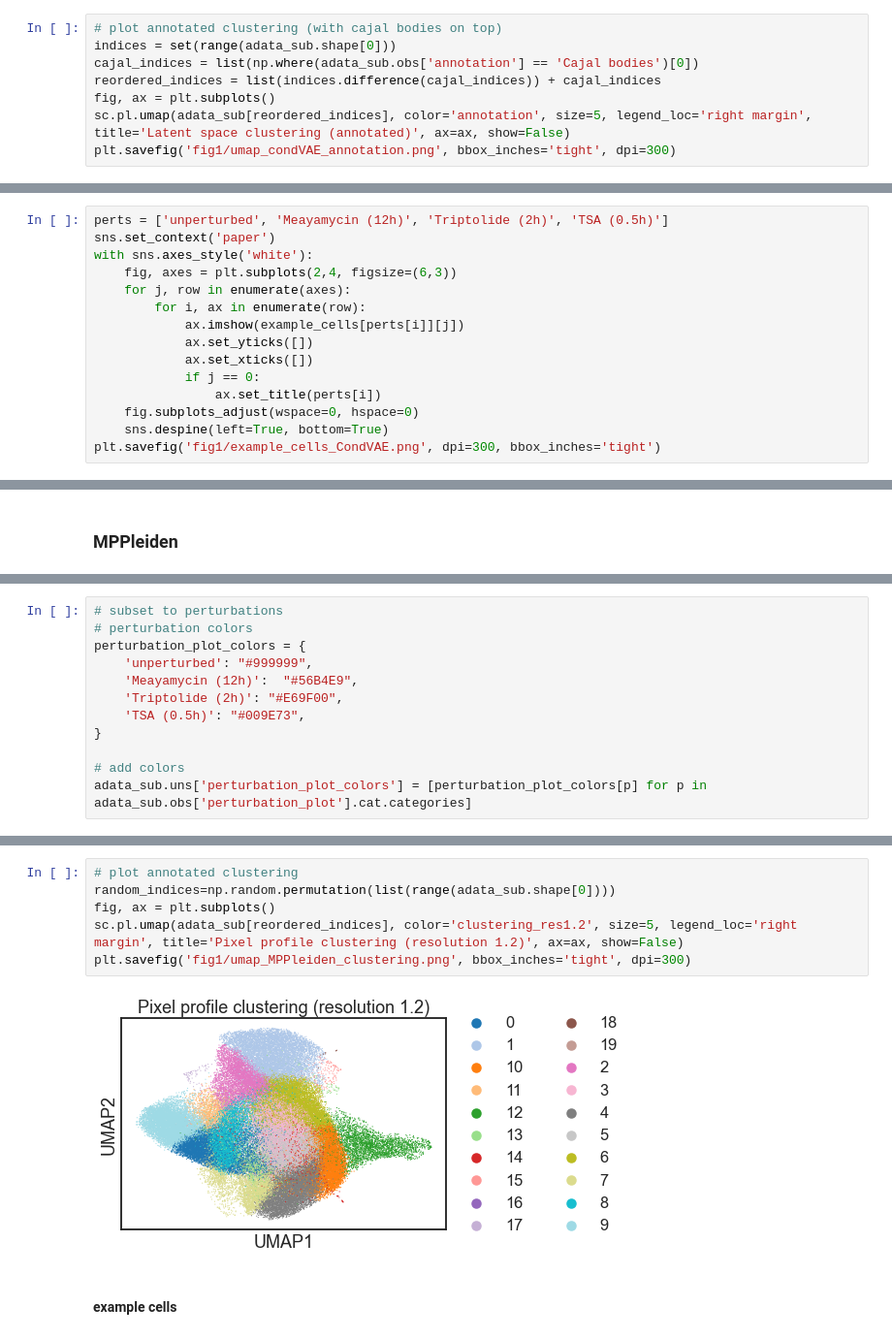
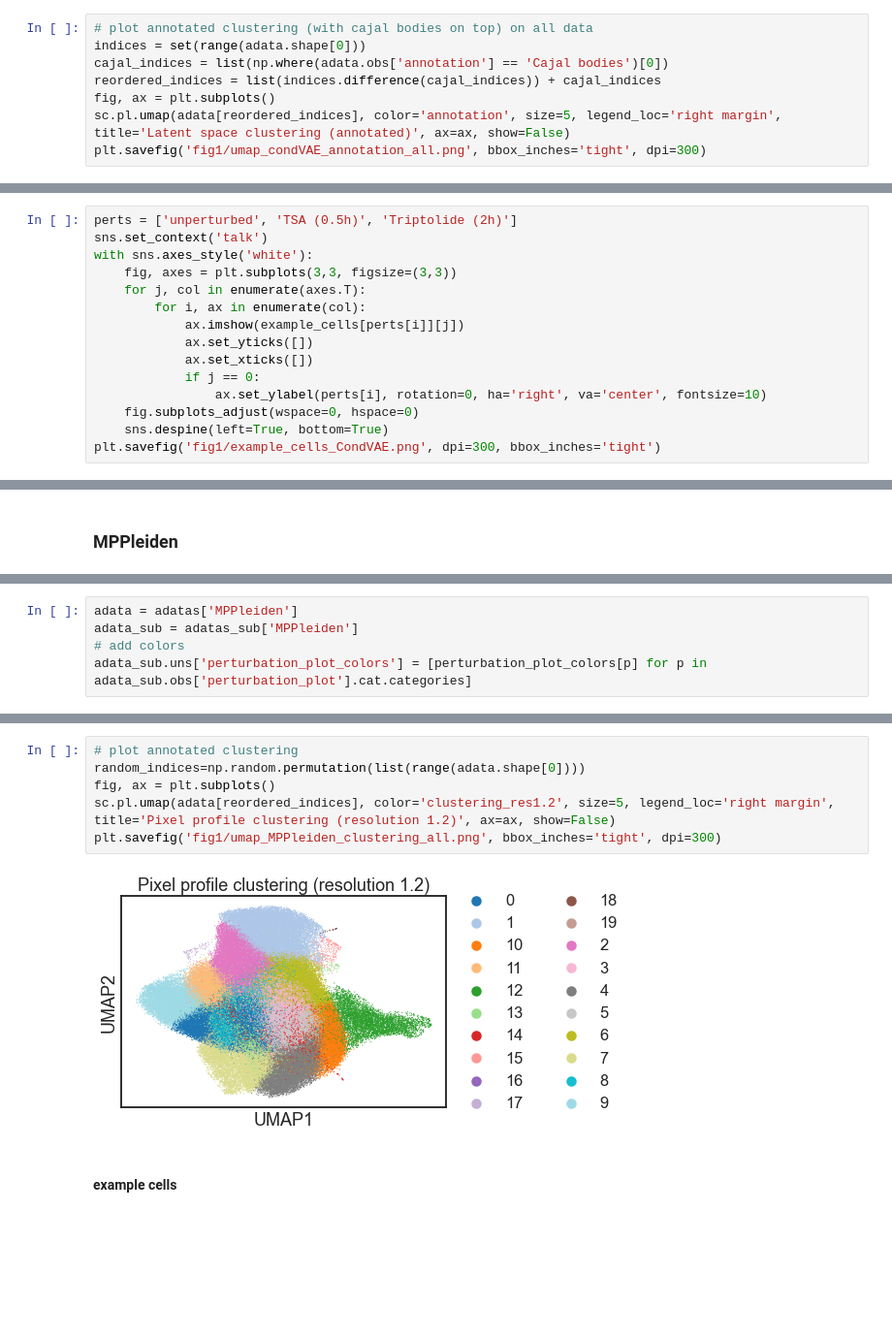
Before and after one commit to theislab/campa_ana, a Jupyter notebook: figures/fig1_umap_linear_classifier.ipynb, the cells around one changed output, grey strips where cells are left out. Shown at 97% size. Drawn from its saved outputs; the diff is of its cells as text; blank space fills up the shorter version.

```diff
--- a/figures/fig1_umap_linear_classifier.ipynb
+++ b/figures/fig1_umap_linear_classifier.ipynb
@@ -234,9 +229,9 @@ plt.savefig('fig1/umap_condVAE_perturbation.png', bbox_inches='tight', dpi=300)
 # %%
-# plot annotated clustering (with cajal bodies on top)
-indices = set(range(adata_sub.shape[0]))
-cajal_indices = list(np.where(adata_sub.obs['annotation'] == 'Cajal bodies')[0])
+# plot annotated clustering (with cajal bodies on top) on all data
+indices = set(range(adata.shape[0]))
+cajal_indices = list(np.where(adata.obs['annotation'] == 'Cajal bodies')[0])
 reordered_indices = list(indices.difference(cajal_indices)) + cajal_indices
 fig, ax = plt.subplots()
-sc.pl.umap(adata_sub[reordered_indices], color='annotation', size=5, legend_loc='right margin', title='Latent space clustering (annotated)', ax=ax, show=False)
-plt.savefig('fig1/umap_condVAE_annotation.png', bbox_inches='tight', dpi=300)
+sc.pl.umap(adata[reordered_indices], color='annotation', size=5, legend_loc='right margin', title='Latent space clustering (annotated)', ax=ax, show=False)
+plt.savefig('fig1/umap_condVAE_annotation_all.png', bbox_inches='tight', dpi=300)
 # %% [output]
@@ -277,16 +272,16 @@ INFO:Cluster:Projecting clustering to 75788 samples
 INFO:Cluster:processing chunk 0
 # %%
-perts = ['unperturbed', 'Meayamycin (12h)', 'Triptolide (2h)', 'TSA (0.5h)']
-sns.set_context('paper')
+perts = ['unperturbed', 'TSA (0.5h)', 'Triptolide (2h)']
+sns.set_context('talk')
 with sns.axes_style('white'):
-    fig, axes = plt.subplots(2,4, figsize=(6,3))
-    for j, row in enumerate(axes):
-        for i, ax in enumerate(row):
+    fig, axes = plt.subplots(3,3, figsize=(3,3))
+    for j, col in enumerate(axes.T):
+        for i, ax in enumerate(col):
             ax.imshow(example_cells[perts[i]][j])
             ax.set_yticks([])
             ax.set_xticks([])
             if j == 0:
-                ax.set_title(perts[i])
+                ax.set_ylabel(perts[i], rotation=0, ha='right', va='center', fontsize=10)
     fig.subplots_adjust(wspace=0, hspace=0)
     sns.despine(left=True, bottom=True)
 plt.savefig('fig1/example_cells_CondVAE.png', dpi=300, bbox_inches='tight')
@@ -299,13 +292,6 @@ adata_sub = adatas_sub['MPPleiden']
 # %%
-# subset to perturbations
-# perturbation colors
-perturbation_plot_colors = {
-    'unperturbed': "#999999",
-    'Meayamycin (12h)':  "#56B4E9",
-    'Triptolide (2h)': "#E69F00",
-    'TSA (0.5h)': "#009E73",
-}
-
+adata = adatas['MPPleiden']
+adata_sub = adatas_sub['MPPleiden']
 # add colors
 adata_sub.uns['perturbation_plot_colors'] = [perturbation_plot_colors[p] for p in adata_sub.obs['perturbation_plot'].cat.categories]
 # %%
@@ -320,11 +306,11 @@ plt.savefig('fig1/umap_MPPleiden_perturbation.png', bbox_inches='tight', dpi=300
 # %%
 # plot annotated clustering
-random_indices=np.random.permutation(list(range(adata_sub.shape[0])))
+random_indices=np.random.permutation(list(range(adata.shape[0])))
 fig, ax = plt.subplots()
-sc.pl.umap(adata_sub[reordered_indices], color='clustering_res1.2', size=5, legend_loc='right margin', title='Pixel profile clustering (resolution 1.2)', ax=ax, show=False)
-plt.savefig('fig1/umap_MPPleiden_clustering.png', bbox_inches='tight', dpi=300)
+sc.pl.umap(adata[reordered_indices], color='clustering_res1.2', size=5, legend_loc='right margin', title='Pixel profile clustering (resolution 1.2)', ax=ax, show=False)
+plt.savefig('fig1/umap_MPPleiden_clustering_all.png', bbox_inches='tight', dpi=300)
 # %% [output]
-[figure, old version]
+[figure, new version]
 # %% [markdown]
 #### example cells
 # %%
```
Also changed, not shown: parts of 25 cells of this notebook, 2 other files.
